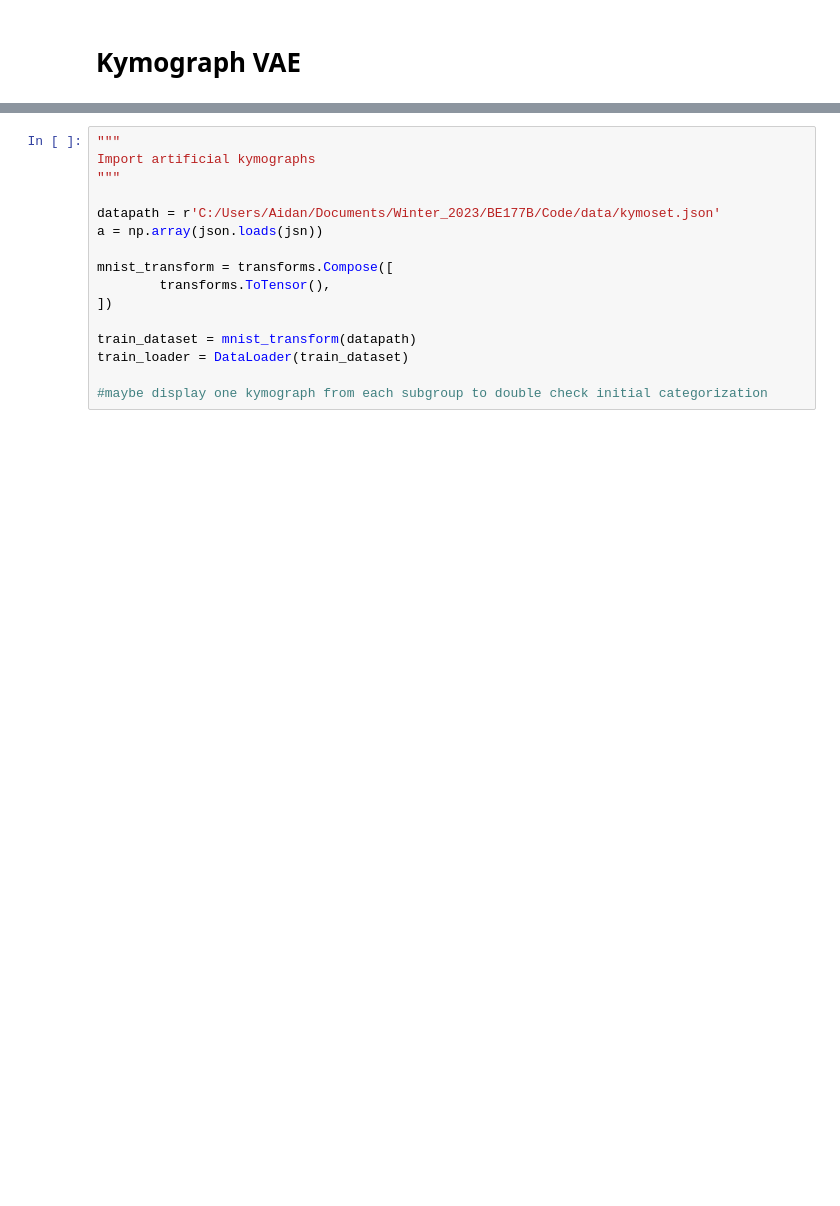
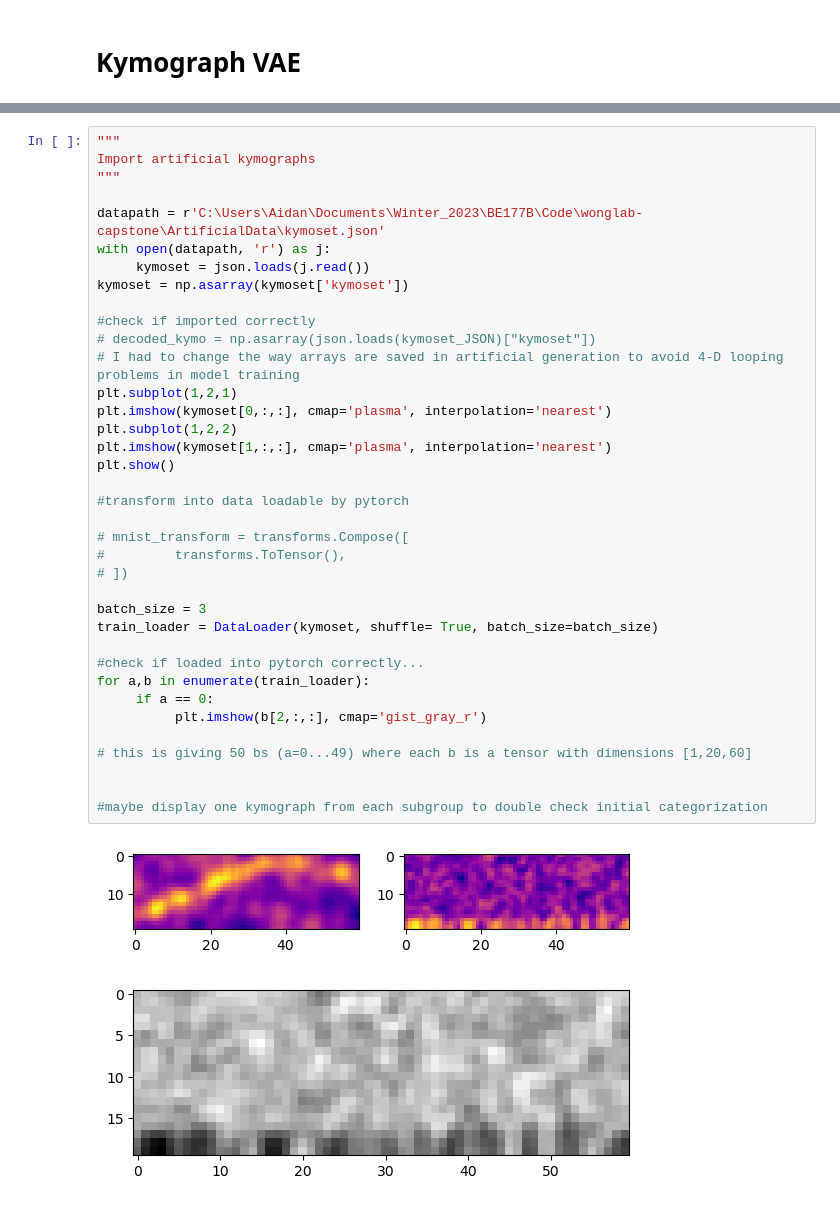
Before and after one commit to jstickelmaier/wonglab-capstone, a Jupyter notebook: DotsTorch/Kymo_group.ipynb, the cells around one changed output, grey strips where cells are left out. Cells and saved outputs as stored; diff of their text form; blank space fills up the shorter version.

```diff
--- a/DotsTorch/Kymo_group.ipynb
+++ b/DotsTorch/Kymo_group.ipynb
@@ -11,20 +13,44 @@ import json as json
 from torch.optim import Adam
-# %%
-"""
-Import artificial kymographs
-"""
-
-datapath = r'C:/Users/Aidan/Documents/Winter_2023/BE177B/Code/data/kymoset.json'
-a = np.array(json.loads(jsn))
-
-mnist_transform = transforms.Compose([
-        transforms.ToTensor(),
-])
-
-train_dataset = mnist_transform(datapath)
-train_loader = DataLoader(train_dataset)
-
-#maybe display one kymograph from each subgroup to double check initial categorization
+# %%
+"""
+Import artificial kymographs
+"""
+
+datapath = r'C:\Users\Aidan\Documents\Winter_2023\BE177B\Code\wonglab-capstone\ArtificialData\kymoset.json'
+with open(datapath, 'r') as j:
+     kymoset = json.loads(j.read())
+kymoset = np.asarray(kymoset['kymoset'])
+
+#check if imported correctly
+# decoded_kymo = np.asarray(json.loads(kymoset_JSON)["kymoset"])
+# I had to change the way arrays are saved in artificial generation to avoid 4-D looping problems in model training
+plt.subplot(1,2,1)
+plt.imshow(kymoset[0,:,:], cmap='plasma', interpolation='nearest')
+plt.subplot(1,2,2)
+plt.imshow(kymoset[1,:,:], cmap='plasma', interpolation='nearest')
+plt.show()
+
+#transform into data loadable by pytorch
+
+# mnist_transform = transforms.Compose([
+#         transforms.ToTensor(),
+# ])
+
+batch_size = 3
+train_loader = DataLoader(kymoset, shuffle= True, batch_size=batch_size)
+
+#check if loaded into pytorch correctly...
+for a,b in enumerate(train_loader):
+     if a == 0:
+          plt.imshow(b[2,:,:], cmap='gist_gray_r')
+
+# this is giving 50 bs (a=0...49) where each b is a tensor with dimensions [1,20,60]
+
+
+#maybe display one kymograph from each subgroup to double check initial categorization
+# %% [output]
+[figure, added]
+[figure, added]
 # %%
 """
 Import experimental kymographs
```
Also changed, not shown: parts of 5 cells of this notebook, 1 other file.
